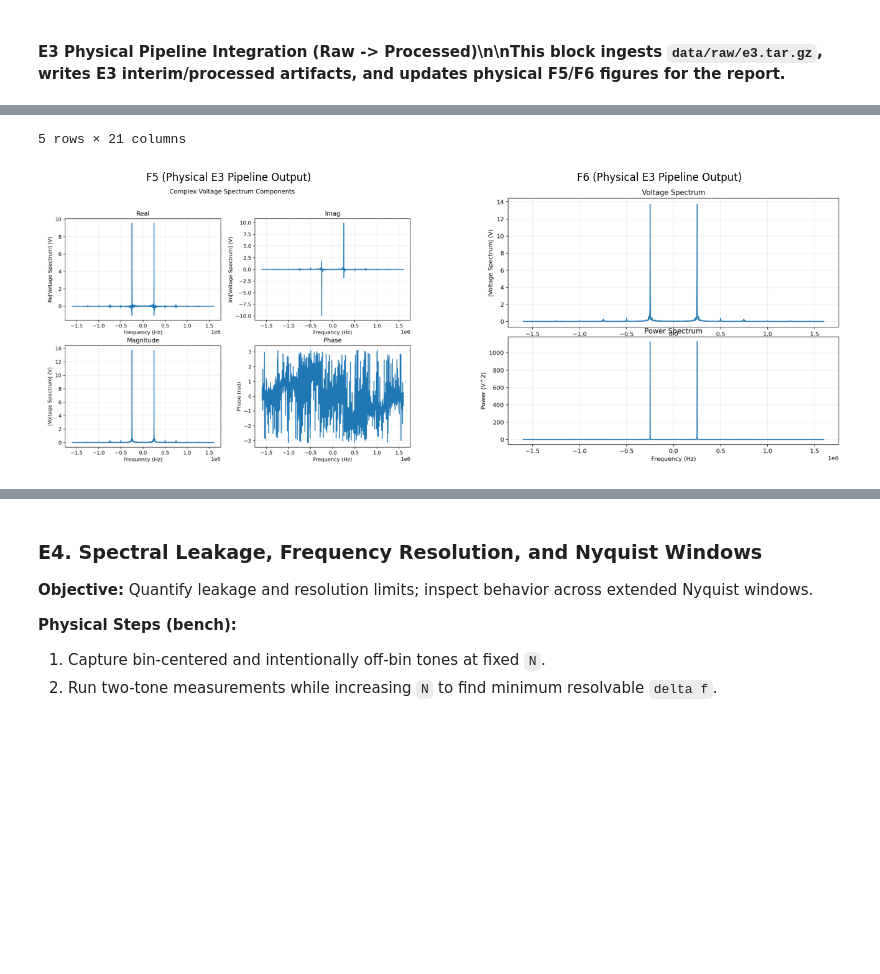
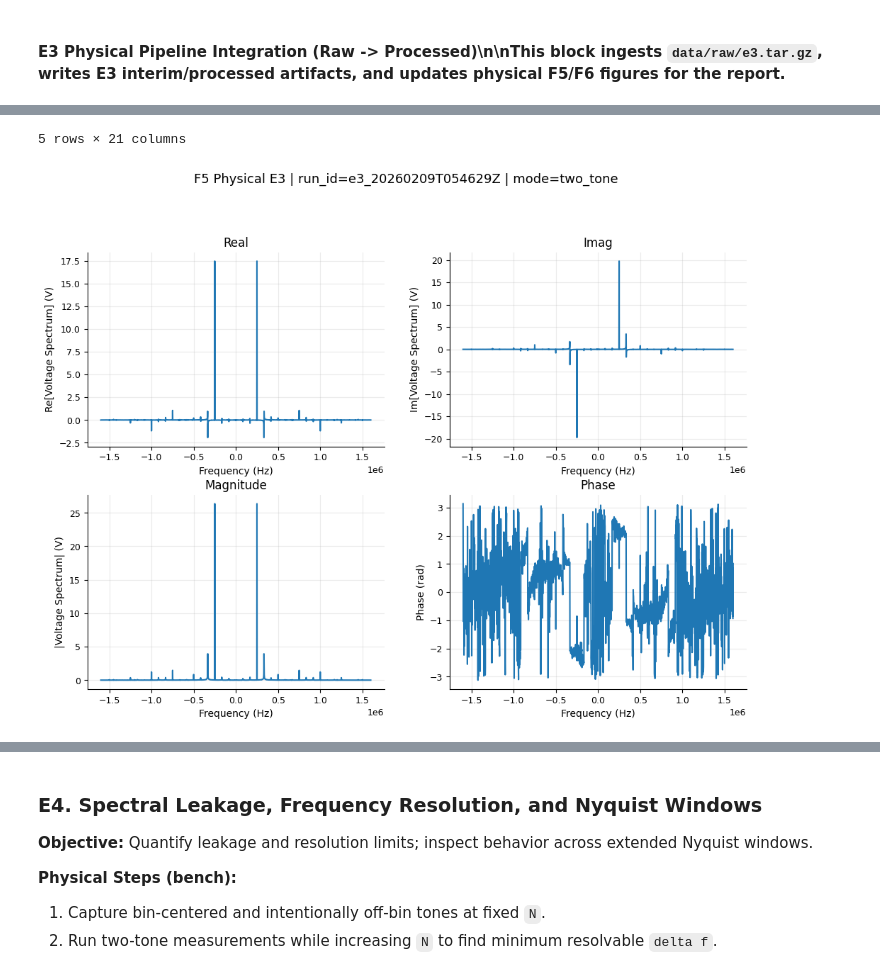
Before and after one commit to raw-asparagus/astron-121, a Jupyter notebook: 01/01.ipynb, the cells around one changed output, grey strips where cells are left out. Drawn from its saved outputs; the diff is of its cells as text; code cells hidden in the pictures; blank space fills up the shorter version.

```diff
--- a/01/01.ipynb
+++ b/01/01.ipynb
@@ -1331,10 +1355,9 @@ need_rebuild_e3 = REBUILD_E3_PHYSICAL or not (
 if need_rebuild_e3:
     e3_run_catalog = build_e3_run_catalog(E3_RAW_SOURCE)
     e3_qc_catalog = build_e3_qc_catalog(e3_run_catalog)
-    e3_spectrum_profile = build_e3_spectrum_profile(
+    e3_spectrum_profile = build_e3_spectrum_profiles(
         e3_qc_catalog,
         use_qc_analysis_pass=True,
-        preferred_mode="single_tone",
     )
     e3_t2_physical = build_e3_t2_table(e3_qc_catalog)
 
@@ -1342,13 +1365,36 @@ if need_rebuild_e3:
     write_dataframe_csv(e3_qc_catalog, E3_QC_CATALOG_PATH)
     write_dataframe_csv(e3_spectrum_profile, E3_SPECTRUM_TABLE_PATH)
     write_table_manifest_csv(e3_t2_physical, E3_T2_TABLE_PATH)
-    write_e3_voltage_components_figure(e3_spectrum_profile, E3_F5_PHYSICAL_PATH)
-    write_e3_voltage_power_figure(e3_spectrum_profile, E3_F6_PHYSICAL_PATH, power_db=False)
+
+    e3_run_ids_sorted = sorted(e3_spectrum_profile["run_id"].astype(str).dropna().unique().tolist())
+    e3_reference_run_id = e3_run_ids_sorted[0]
+    write_e3_voltage_components_figure(
+        e3_spectrum_profile,
+        E3_F5_PHYSICAL_PATH,
+        run_id=e3_reference_run_id,
+    )
+    write_e3_voltage_power_figure(
+        e3_spectrum_profile,
+        E3_F6_PHYSICAL_PATH,
+        power_db=False,
+        run_id=e3_reference_run_id,
+    )
 else:
     e3_run_catalog = pd.read_csv(E3_RUN_CATALOG_PATH)
     e3_qc_catalog = pd.read_csv(E3_QC_CATALOG_PATH)
     e3_spectrum_profile = pd.read_csv(E3_SPECTRUM_TABLE_PATH)
     e3_t2_physical = pd.read_csv(E3_T2_TABLE_PATH)
+
+e3_run_ids_sorted = sorted(e3_spectrum_profile["run_id"].astype(str).dropna().unique().tolist())
+if len(e3_run_ids_sorted) == 0:
+    raise ValueError("No E3 run IDs found in spectrum profile.")
+
+run_summary = e3_run_catalog.copy()
+if "n_signal_generators" in run_summary.columns:
+    n_sg = pd.to_numeric(run_summary["n_signal_generators"], errors="coerce").fillna(0)
+    run_summary["combination_class"] = np.where(n_sg >= 2, "double_tone", "single_tone")
+else:
+    run_summary["combination_class"] = run_summary.get("mode", pd.Series("unknown", index=run_summary.index))
 
 summary_e3_physical = pd.DataFrame(
     {
@@ -1358,7 +1404,10 @@ summary_e3_physical = pd.DataFrame(
             "qc_analysis_pass_rows",
             "qc_recommended_pass_rows",
             "spectrum_rows",
-            "selected_run_id",
+            "spectrum_run_ids_count",
+            "single_tone_count",
+            "double_tone_count",
+            "run_ids",
             "t2_rows",
             "f5_figure_path",
             "f6_figure_path",
@@ -1370,7 +1419,10 @@ summary_e3_physical = pd.DataFrame(
             int(e3_qc_catalog["qc_analysis_pass"].fillna(False).sum()) if "qc_analysis_pass" in e3_qc_catalog.columns else np.nan,
             int(e3_qc_catalog["qc_recommended_pass"].fillna(False).sum()) if "qc_recommended_pass" in e3_qc_catalog.columns else np.nan,
             len(e3_spectrum_profile),
-            str(e3_spectrum_profile["run_id"].iloc[0]) if len(e3_spectrum_profile) > 0 and "run_id" in e3_spectrum_profile.columns else "",
+            len(e3_run_ids_sorted),
+            int((run_summary["combination_class"].astype(str) == "single_tone").sum()),
+            int((run_summary["combination_class"].astype(str) == "double_tone").sum()),
+            ", ".join(e3_run_ids_sorted),
             len(e3_t2_physical),
             str(E3_F5_PHYSICAL_PATH),
             str(E3_F6_PHYSICAL_PATH),
@@ -1380,21 +1432,52 @@ summary_e3_physical = pd.DataFrame(
 )
 
 display(summary_e3_physical)
-display(e3_t2_physical.head())
+
+display(
+    run_summary[
+        [
+            "run_id",
+            "mode",
+            "combination_class",
+            "n_signal_generators",
+            "tones_hz_json",
+            "source_power_dbm_mean",
+            "adc_mean_block_rms",
+        ]
+    ]
+    .sort_values(["combination_class", "run_id"], kind="stable")
+    .reset_index(drop=True)
+)
+
+display(e3_t2_physical)
 display(e3_spectrum_profile.head())
 
-img_f5_physical = plt.imread(E3_F5_PHYSICAL_PATH)
-img_f6_physical = plt.imread(E3_F6_PHYSICAL_PATH)
-fig_e3_phys, axes_e3_phys = plt.subplots(1, 2, figsize=(14, 5))
-axes_e3_phys[0].imshow(img_f5_physical)
-axes_e3_phys[0].set_title("F5 (Physical E3 Pipeline Output)")
-axes_e3_phys[0].axis("off")
-axes_e3_phys[1].imshow(img_f6_physical)
-axes_e3_phys[1].set_title("F6 (Physical E3 Pipeline Output)")
-axes_e3_phys[1].axis("off")
-fig_e3_phys.tight_layout()
-display(fig_e3_phys)
-plt.close(fig_e3_phys)
+for run_id in e3_run_ids_sorted:
+    run_table = e3_spectrum_profile.loc[e3_spectrum_profile["run_id"].astype(str) == str(run_id)].copy()
+    if run_table.empty:
+        continue
+    run_table = run_table.sort_values("frequency_hz", kind="stable").reset_index(drop=True)
+
+    frequency_hz = run_table["frequency_hz"].to_numpy(dtype=float)
+    spectrum_v = run_table["voltage_real_v"].to_numpy(dtype=float) + 1j * run_table["voltage_imag_v"].to_numpy(dtype=float)
+    power_v2 = run_table["power_v2"].to_numpy(dtype=float)
+    mode_value = str(run_table["mode"].iloc[0]) if "mode" in run_table.columns else "unknown"
+
+    fig_f5_run, _ = ComplexVoltageComponentsFigureBuilder().build(frequency_hz, spectrum_v)
+    fig_f5_run.suptitle(f"F5 Physical E3 | run_id={run_id} | mode={mode_value}", y=1.02)
+    display(fig_f5_run)
+    plt.close(fig_f5_run)
+
+    fig_f6_run, _ = VoltagePowerComparisonFigureBuilder().build(
+        frequency_hz,
+        spectrum_v,
+        power_v2,
+        voltage_component="magnitude",
+        power_db=False,
+    )
+    fig_f6_run.suptitle(f"F6 Physical E3 | run_id={run_id} | mode={mode_value}", y=1.02)
+    display(fig_f6_run)
+    plt.close(fig_f6_run)
 
 generated_figure_labels.append(str(E3_F5_PHYSICAL_PATH))
 generated_figure_labels.append(str(E3_F6_PHYSICAL_PATH))
@@ -1424,2 +1515,2 @@ generated_figure_labels.append(str(E3_F6_PHYSICAL_PATH))
 5 rows × 21 columns
-[figure, old version]
+[figure, new version]
```
Also changed, not shown: parts of 10 cells of this notebook, 28 other files.
